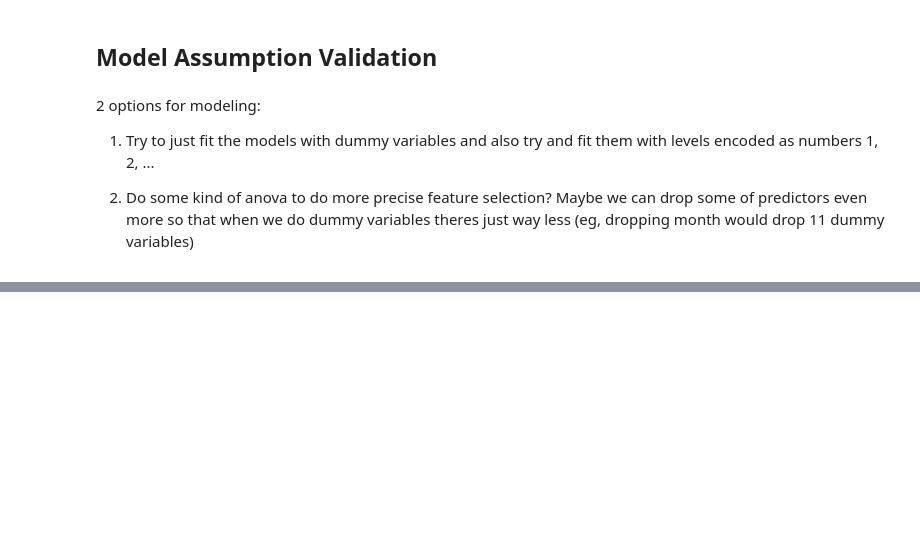
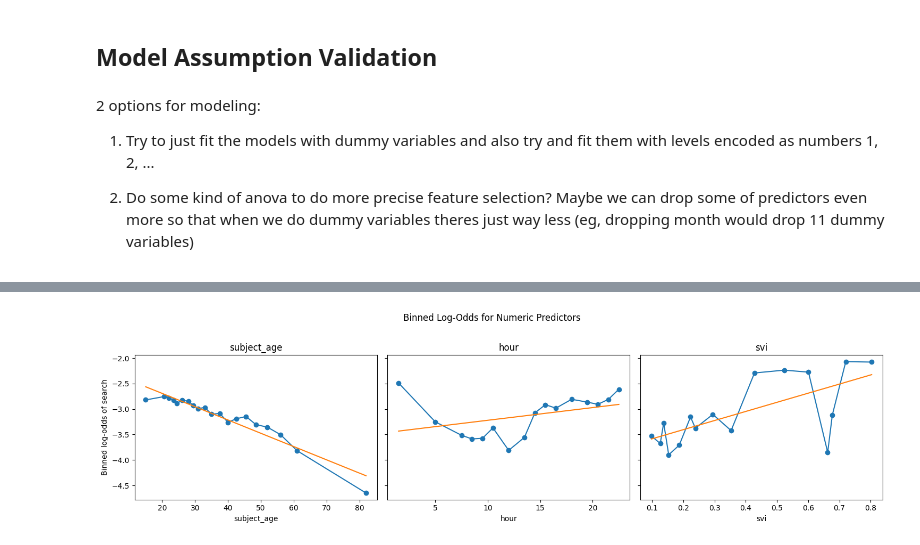
Before and after one commit to utexas-SDS-357/sds357-project-sp26-deployment, a Jupyter notebook: asmit_midterm_eda.ipynb, the cells around one changed output, grey strips where cells are left out. Cells and saved outputs as stored; diff of their text form; code cells hidden in the pictures; blank space fills up the shorter version.

```diff
--- a/asmit_midterm_eda.ipynb
+++ b/asmit_midterm_eda.ipynb
@@ -548,0 +563,4 @@ gianluca says is_night is redundant and we should remove and keep hour of day
+# %%
+if "is_night" in df_cc.columns and "hour" in df_cc.columns:
+    tab = pd.crosstab(df_cc["hour"], df_cc["is_night"], dropna=False)
+    print(tab.sample(5))
@@ -548,0 +610,13 @@ gianluca says is_night is redundant and we should remove and keep hour of day
+# %%
+def cramers_v(x, y):
+    tab = pd.crosstab(x, y)
+    chi2 = ((tab - tab.sum(axis=1).values[:,None]*tab.sum(axis=0).values[None,:]/tab.values.sum())**2 /
+            (tab.sum(axis=1).values[:,None]*tab.sum(axis=0).values[None,:]/tab.values.sum())).to_numpy().sum()
+    n = tab.values.sum()
+    r, k = tab.shape
+    return np.sqrt((chi2/n) / (min(r-1, k-1) if min(r-1,k-1) > 0 else 1))
+
+cat_pairs = [("subject_race","reason_for_stop"), ("subject_race","service_area"), ("reason_for_stop","service_area")]
+for a,b in cat_pairs:
+    if a in df_cc.columns and b in df_cc.columns:
+        print(a, "vs", b, "Cramer's V:", round(cramers_v(df_cc[a], df_cc[b]), 3))
@@ -554,3 +701,6 @@ gianluca says is_night is redundant and we should remove and keep hour of day
 1. Try to just fit the models with dummy variables and also try and fit them with levels encoded as numbers 1, 2, ...
 
 2. Do some kind of anova to do more precise feature selection? Maybe we can drop some of predictors even more so that when we do dummy variables theres just way less (eg, dropping month would drop 11 dummy variables)
+# %%
+df = pd.read_csv("./data/post_eda_df.csv")
+df.head()
@@ -556,0 +725,35 @@ gianluca says is_night is redundant and we should remove and keep hour of day
+# %%
+# Linearity of log-odds for continuous predictors (binned)
+def binned_logit_plot_table(df, y_col, x_col, n_bins=20):
+    tmp = df[[y_col, x_col]]
+    # Bin predictor into quantiles for stability
+    tmp["bin"] = pd.qcut(tmp[x_col], n_bins, duplicates="drop")
+    # Compute observed search rate in each bin
+    g = tmp.groupby("bin")[y_col].agg(["mean","size"]).reset_index()
+    # Convert to log-odds
+    g["logit"] = np.log((g["mean"]) / (1 - g["mean"] ))
+    # Use midpoint of bin as a representative value
+    g["x_mid"] = g["bin"].apply(lambda b: b.mid)
+    return g[["x_mid","mean","logit","size"]]
+
+x_vars = ["subject_age", "hour", "svi"]
+
+fig, axes = plt.subplots(1, len(x_vars), figsize=(5 * len(x_vars), 4), sharey=True)
+
+for ax, x in zip(axes, x_vars):
+    tbl = binned_logit_plot_table(df, "search_conducted", x, n_bins=20)
+    # Log-odds
+    ax.plot(tbl["x_mid"], tbl["logit"], marker="o")
+    # OLS fit to log-odds
+    slope, intercept = np.polyfit(tbl["x_mid"], tbl["logit"], 1)
+    xline = np.linspace(tbl["x_mid"].min(), tbl["x_mid"].max(), 200)
+    ax.plot(xline, intercept + slope * xline)
+    ax.set_xlabel(x)
+    ax.set_title(x)
+
+axes[0].set_ylabel("Binned log-odds of search")
+fig.suptitle("Binned Log-Odds for Numeric Predictors", y=1.02)
+plt.tight_layout()
+plt.show()
+# %% [output]
+[figure, added]
```
Also changed, not shown: parts of 21 cells of this notebook, 2 other files.
